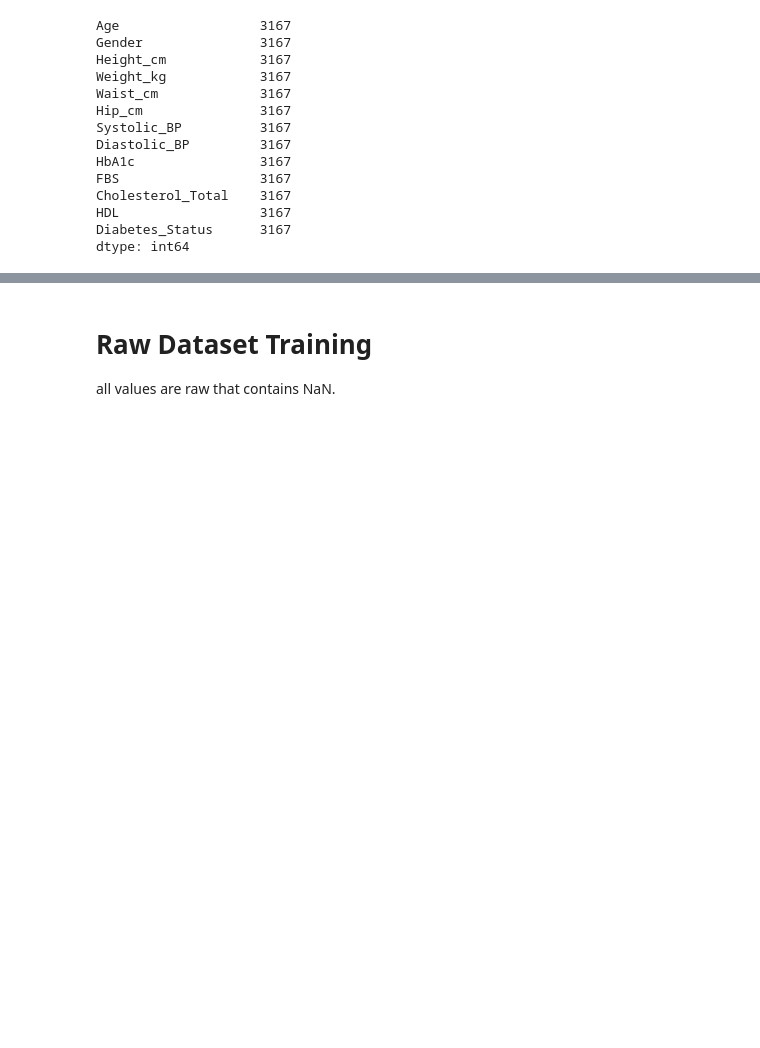
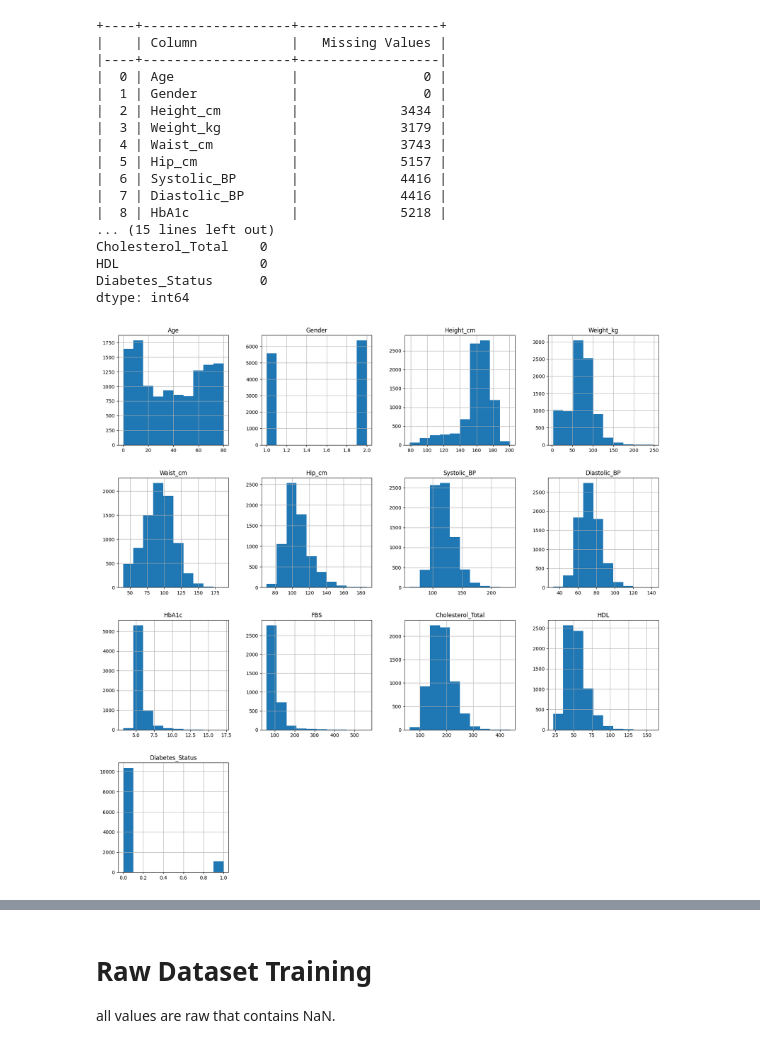
Before and after one commit to Jarmen24/thesis_diabetes, a Jupyter notebook: train_data.ipynb, the cells around one changed output, grey strips where cells are left out. Saved outputs shown, nothing was run; the diff lists cells and outputs as text; code cells hidden in the pictures; blank space fills up the shorter version.

```diff
--- a/train_data.ipynb
+++ b/train_data.ipynb
@@ -5,22 +5,37 @@ import matplotlib.pyplot as plt
 import seaborn as sns
 # %%
 df = pd.read_csv("merged_data.csv")
+df['Diabetes_Status'] = df['Diabetes_Status'].map({1:1, 2:0})
+df = df.drop(columns=['SEQN'])
+df.hist(figsize=(20,20))
+from tabulate import tabulate
+
+nulls = df.isnull().sum().reset_index()
+nulls.columns = ['Column', 'Missing Values']
+print(tabulate(nulls, headers='keys', tablefmt='psql'))
+
+
+#CLEANING
 df_clean = df.dropna()
 df_clean = df_clean[(df_clean["Diabetes_Status"] != 3) & (df_clean["Diabetes_Status"] != 9)]
-df_clean = df_clean.drop(columns=['SEQN'])
-print(df_clean.count())
+df_clean.hist(figsize=(20,20))
+print(df_clean.isnull().sum())
 # %% [output]
-Age                  3167
-Gender               3167
-Height_cm            3167
-Weight_kg            3167
-Waist_cm             3167
-Hip_cm               3167
-Systolic_BP          3167
-Diastolic_BP         3167
-HbA1c                3167
-FBS                  3167
-Cholesterol_Total    3167
-HDL                  3167
-Diabetes_Status      3167
++----+-------------------+------------------+
+|    | Column            |   Missing Values |
+|----+-------------------+------------------|
+|  0 | Age               |                0 |
+|  1 | Gender            |                0 |
+|  2 | Height_cm         |             3434 |
+|  3 | Weight_kg         |             3179 |
+|  4 | Waist_cm          |             3743 |
+|  5 | Hip_cm            |             5157 |
+|  6 | Systolic_BP       |             4416 |
+|  7 | Diastolic_BP      |             4416 |
+|  8 | HbA1c             |             5218 |
+... (15 lines left out)
+Cholesterol_Total    0
+HDL                  0
+Diabetes_Status      0
 dtype: int64
+[figure, added]
```
Also changed, not shown: parts of 26 cells of this notebook.
